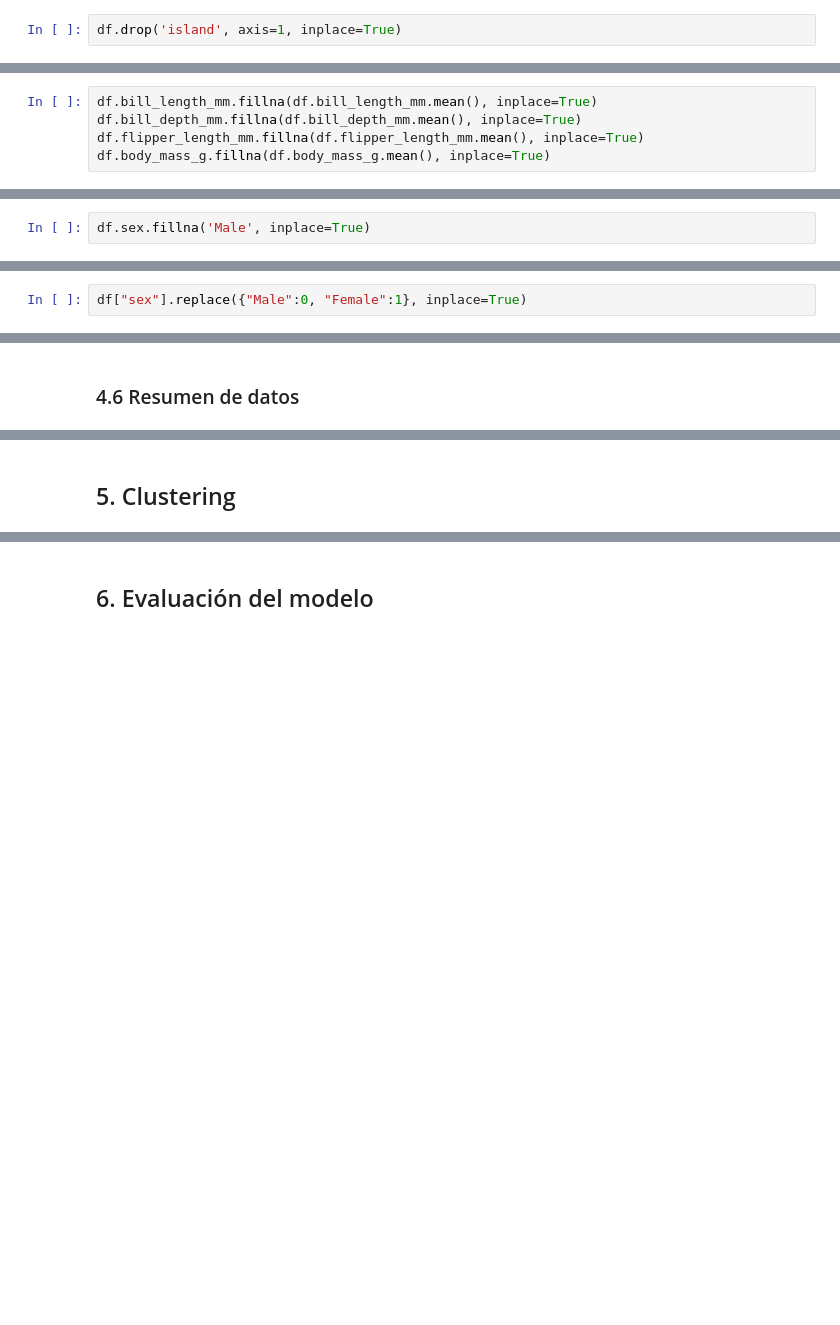
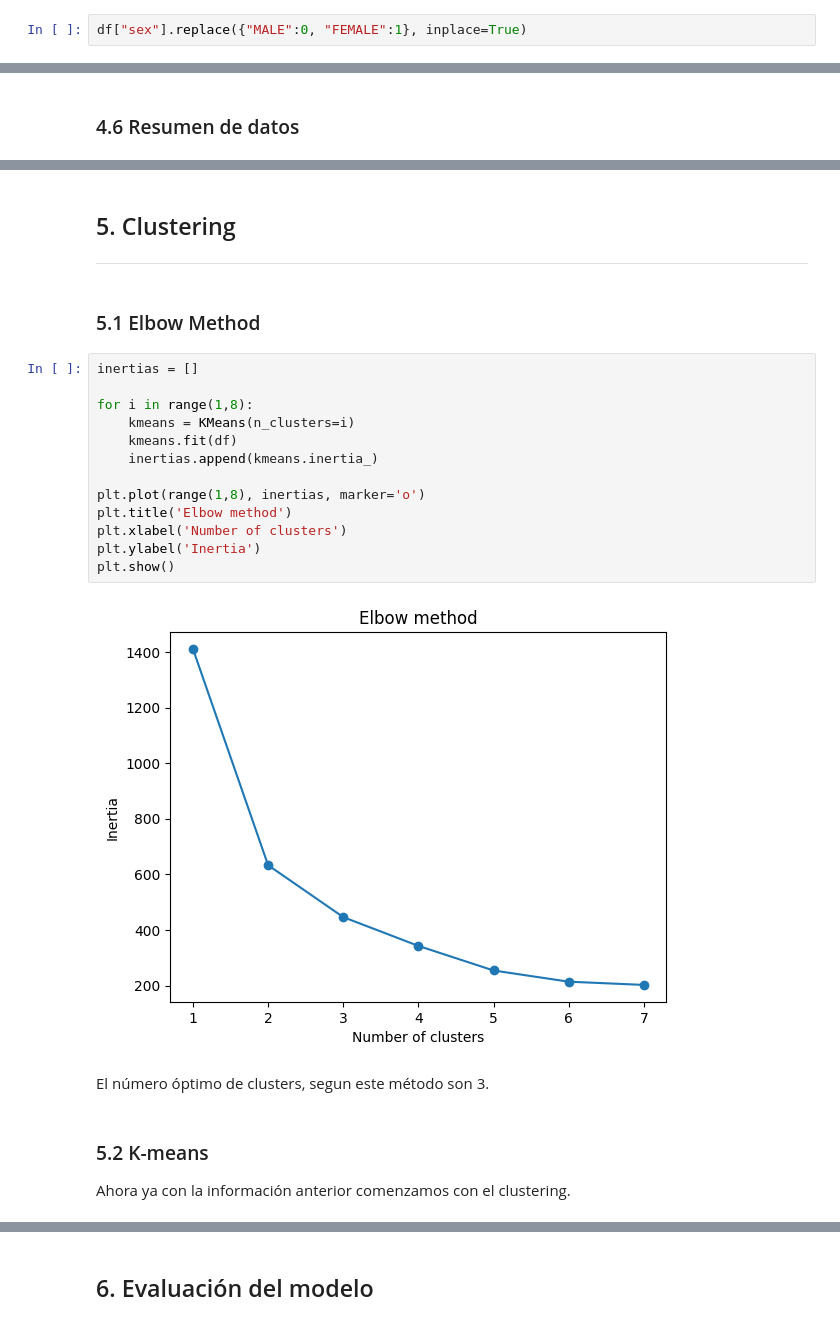
Before and after one commit to GustavoGtz/reconocimiento_patrones, a Jupyter notebook: cluster_pinguinos/cluster_pen.ipynb, the cells around one changed output, grey strips where cells are left out. Drawn from its saved outputs; the diff is of its cells as text; blank space fills up the shorter version.

```diff
--- a/cluster_pinguinos/cluster_pen.ipynb
+++ b/cluster_pinguinos/cluster_pen.ipynb
@@ -153,2 +138,2 @@ df.drop('species', axis=1, inplace=True)
 # %%
-df.drop('island', axis=1, inplace=True)
+df["sex"].replace({"MALE":0, "FEMALE":1}, inplace=True)
@@ -157,5 +139,0 @@ df.drop('island', axis=1, inplace=True)
-# %%
-df.bill_length_mm.fillna(df.bill_length_mm.mean(), inplace=True)
-df.bill_depth_mm.fillna(df.bill_depth_mm.mean(), inplace=True)
-df.flipper_length_mm.fillna(df.flipper_length_mm.mean(), inplace=True)
-df.body_mass_g.fillna(df.body_mass_g.mean(), inplace=True)
@@ -170,2 +139,0 @@ Name: sex, dtype: object
-# %%
-df.sex.fillna('Male', inplace=True)
@@ -174,5 +140,3 @@ df.sex.fillna('Male', inplace=True)
-# %%
-df["sex"].replace({"Male":0, "Female":1}, inplace=True)
 # %% [markdown]
 ### 4.5 Estandarización de datos
 # %%
@@ -219,2 +183,25 @@ None
 # %% [markdown]
 ## 5. Clustering
+---
+# %% [markdown]
+### 5.1 Elbow Method
+# %%
+inertias = []
+
+for i in range(1,8):
+    kmeans = KMeans(n_clusters=i)
+    kmeans.fit(df)
+    inertias.append(kmeans.inertia_)
+
+plt.plot(range(1,8), inertias, marker='o')
+plt.title('Elbow method')
+plt.xlabel('Number of clusters')
+plt.ylabel('Inertia')
+plt.show()
+# %% [output]
+[figure, added]
+# %% [markdown]
+El número óptimo de clusters, segun este método son 3.
+# %% [markdown]
+### 5.2 K-means
+Ahora ya con la información anterior comenzamos con el clustering.
```
Also changed, not shown: parts of 23 cells of this notebook, 1 other file.
